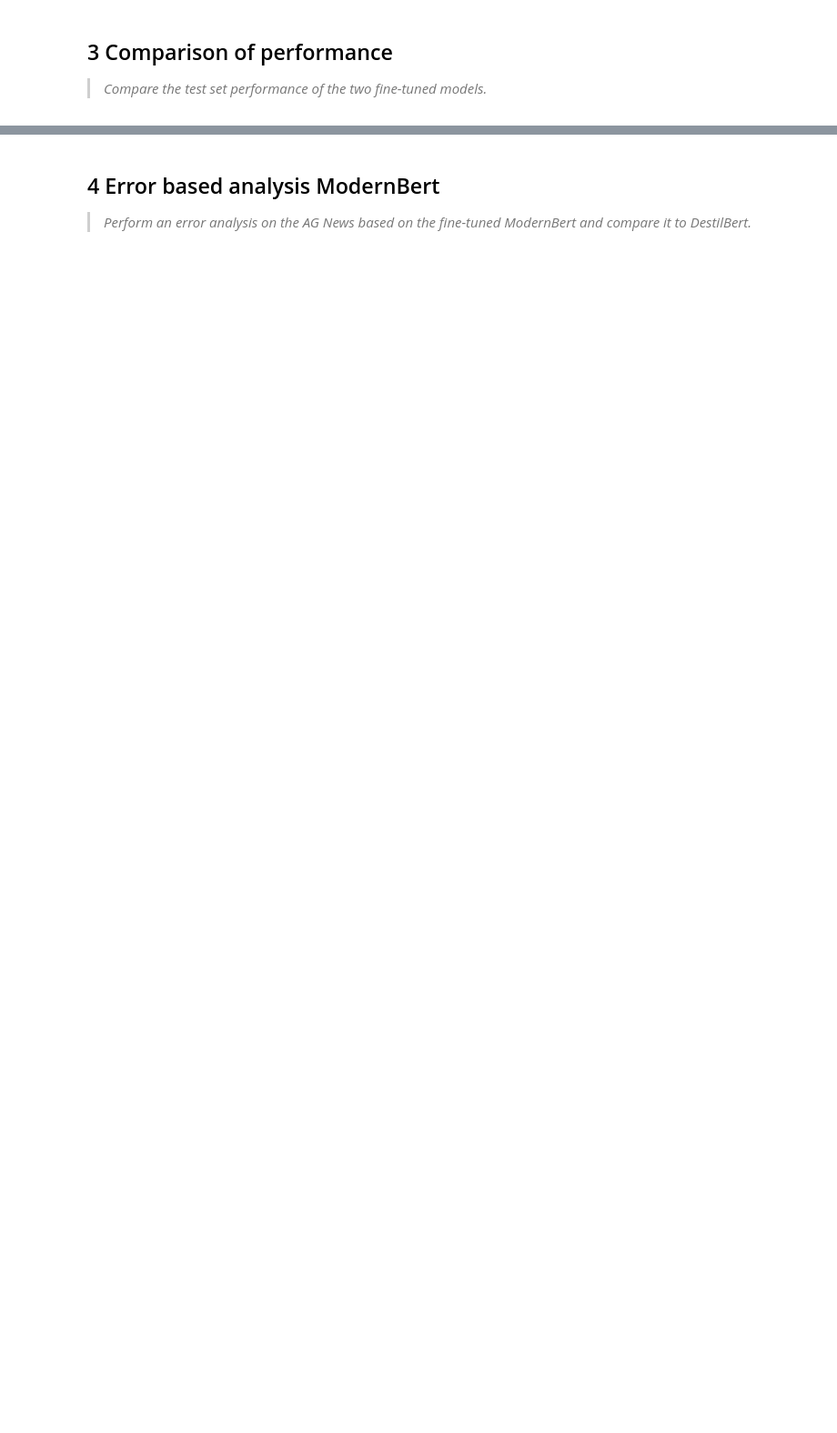
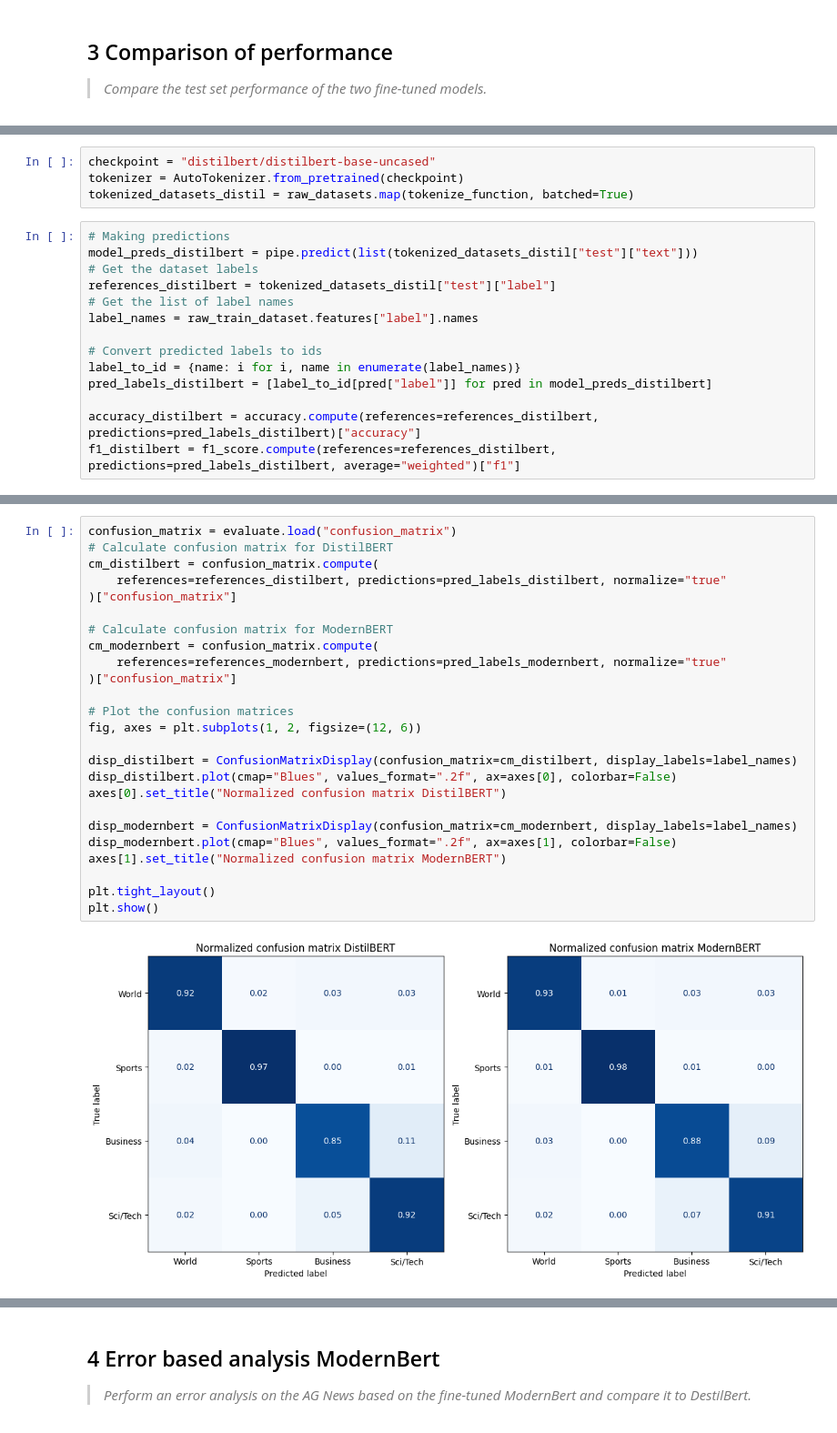
Before and after one commit to simon-mellergaard/GAI-with-LLMs, a Jupyter notebook: Project codes/question1.ipynb, the cells around one changed output, grey strips where cells are left out. Shown at 91% size. Cells and saved outputs as stored; diff of their text form; blank space fills up the shorter version.

```diff
--- a/Project codes/question1.ipynb
+++ b/Project codes/question1.ipynb
@@ -354,0 +329,18 @@ The model has now been fine-tuned to the AG-dataset.
+# %%
+checkpoint = "distilbert/distilbert-base-uncased"
+tokenizer = AutoTokenizer.from_pretrained(checkpoint)
+tokenized_datasets_distil = raw_datasets.map(tokenize_function, batched=True)
+# %%
+# Making predictions
+model_preds_distilbert = pipe.predict(list(tokenized_datasets_distil["test"]["text"]))
+# Get the dataset labels
+references_distilbert = tokenized_datasets_distil["test"]["label"]
+# Get the list of label names
+label_names = raw_train_dataset.features["label"].names
+
+# Convert predicted labels to ids
+label_to_id = {name: i for i, name in enumerate(label_names)}
+pred_labels_distilbert = [label_to_id[pred["label"]] for pred in model_preds_distilbert]
+
+accuracy_distilbert = accuracy.compute(references=references_distilbert, predictions=pred_labels_distilbert)["accuracy"]
+f1_distilbert = f1_score.compute(references=references_distilbert, predictions=pred_labels_distilbert, average="weighted")["f1"]
@@ -354,0 +364,27 @@ The model has now been fine-tuned to the AG-dataset.
+# %%
+confusion_matrix = evaluate.load("confusion_matrix")
+# Calculate confusion matrix for DistilBERT
+cm_distilbert = confusion_matrix.compute(
+    references=references_distilbert, predictions=pred_labels_distilbert, normalize="true"
+)["confusion_matrix"]
+
+# Calculate confusion matrix for ModernBERT
+cm_modernbert = confusion_matrix.compute(
+    references=references_modernbert, predictions=pred_labels_modernbert, normalize="true"
+)["confusion_matrix"]
+
+# Plot the confusion matrices
+fig, axes = plt.subplots(1, 2, figsize=(12, 6))
+
+disp_distilbert = ConfusionMatrixDisplay(confusion_matrix=cm_distilbert, display_labels=label_names)
+disp_distilbert.plot(cmap="Blues", values_format=".2f", ax=axes[0], colorbar=False)
+axes[0].set_title("Normalized confusion matrix DistilBERT")
+
+disp_modernbert = ConfusionMatrixDisplay(confusion_matrix=cm_modernbert, display_labels=label_names)
+disp_modernbert.plot(cmap="Blues", values_format=".2f", ax=axes[1], colorbar=False)
+axes[1].set_title("Normalized confusion matrix ModernBERT")
+
+plt.tight_layout()
+plt.show()
+# %% [output]
+[figure, added]
```
Also changed, not shown: parts of 60 cells of this notebook.
